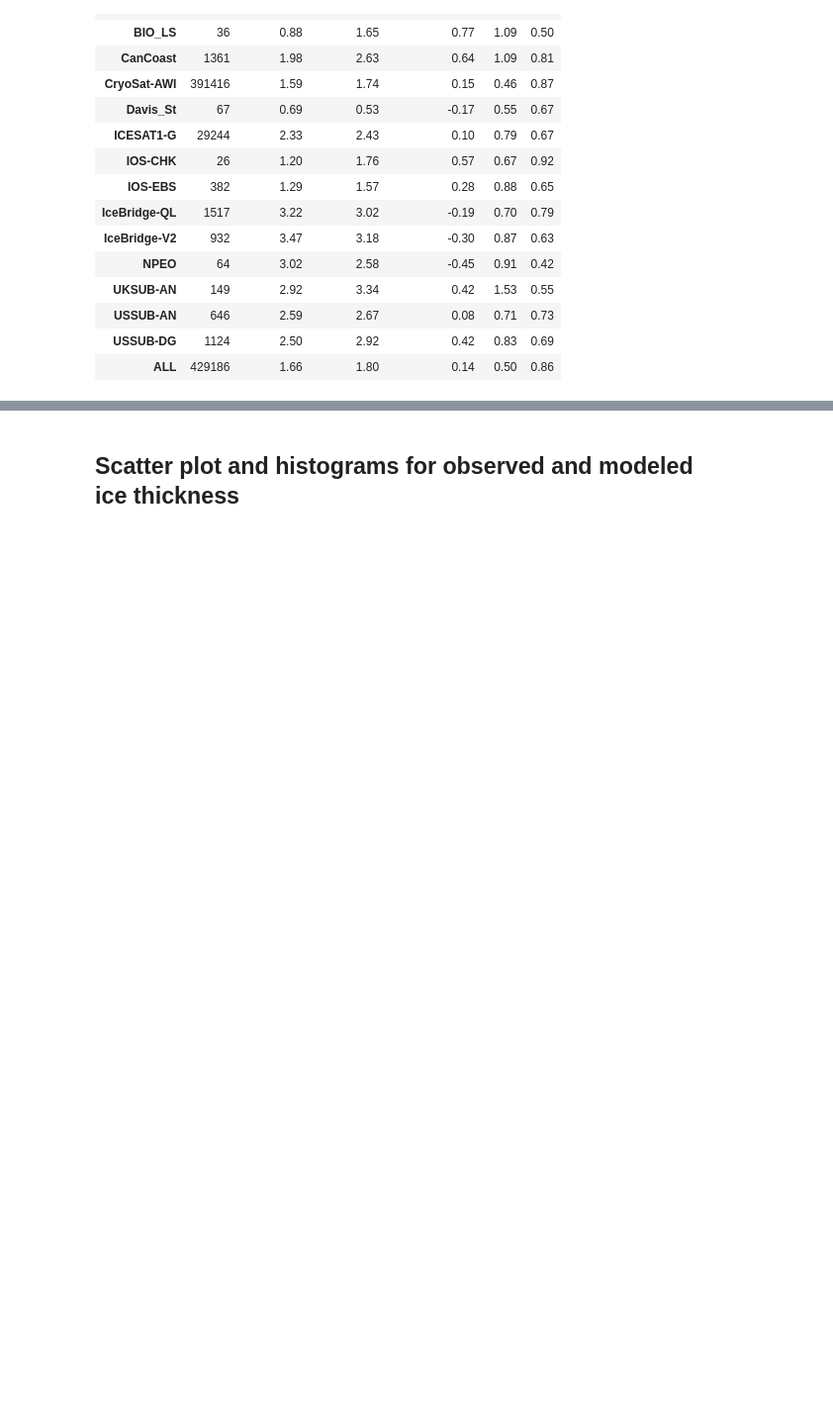
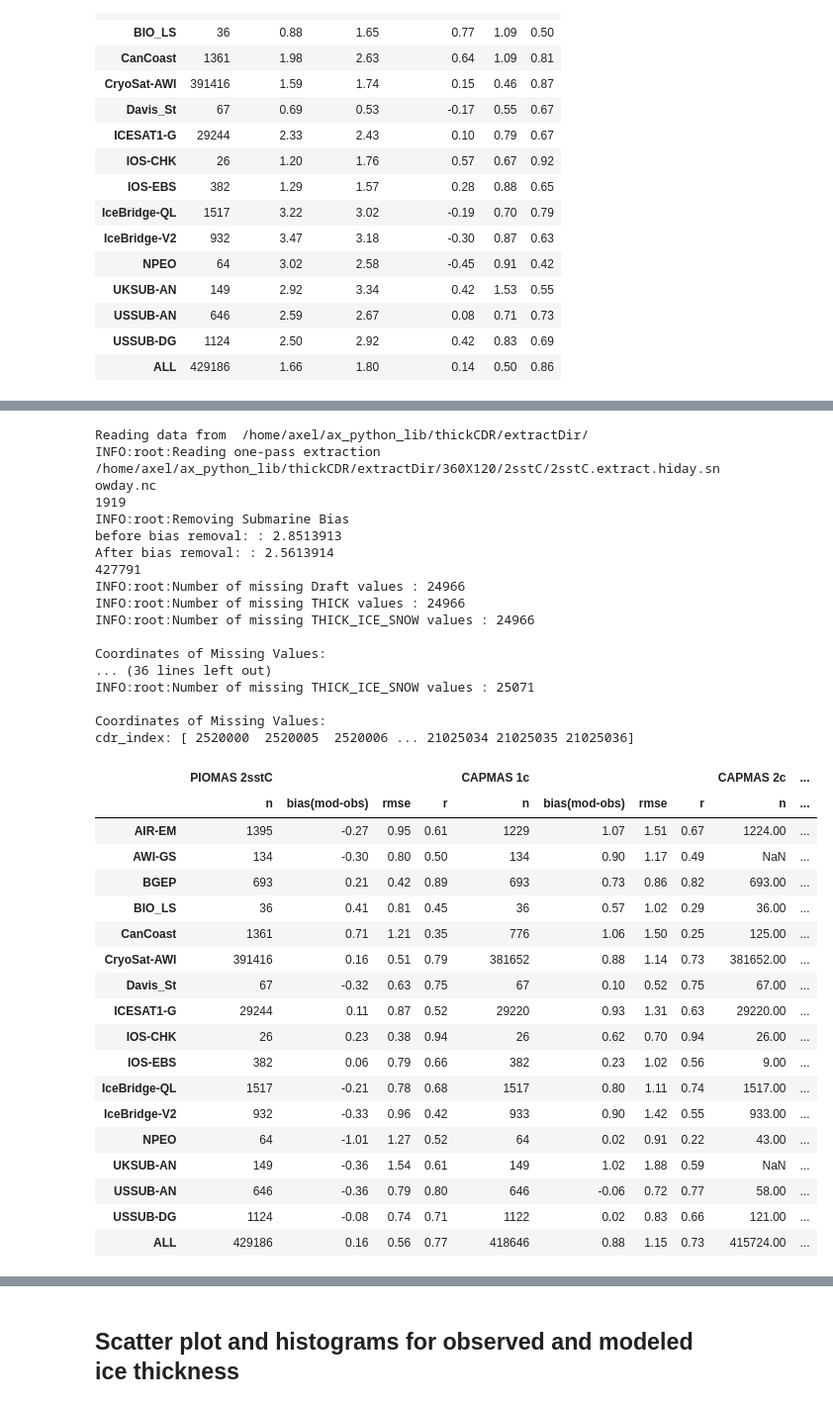
Before and after one commit to axelschweiger/thickCDR, a Jupyter notebook: CompareThickCDR_and_model.ipynb, the cells around one changed output, grey strips where cells are left out. Shown at 99% size. Drawn from its saved outputs; the diff is of its cells as text; code cells hidden in the pictures; blank space fills up the shorter version.

```diff
--- a/CompareThickCDR_and_model.ipynb
+++ b/CompareThickCDR_and_model.ipynb
@@ -140,8 +136,0 @@ Bias (model - observation) by source for runs that have been extracted.
-# %%
-runs = ["2sstC", "1c", "2c", "2cfs"]  # 2sstC = public PIOMAS
-tables = {}
-for mid in runs:
-    ds = readMerged(mid, RUNS[mid]["gridName"])
-    ds.load()
-    tables[mid] = source_stats(toThick(ds))
-pd.concat({mid: t[["n", "bias(mod-obs)", "rmse", "r"]] for mid, t in tables.items()}, axis=1)
@@ -184,0 +141,46 @@ cdr_index: [ 2520000  2520005  2520006 ... 21025034 21025035 21025036]
+# %%
+runs = ["2sstC", "1c", "2c", "2cfs"]  # 2sstC = public PIOMAS
+data = {}  # extracted + toThick data for each run, reused below
+for mid in runs:
+    ds = readMerged(mid, RUNS[mid]["gridName"])
+    ds.load()
+    data[mid] = toThick(ds)
+label = {mid: RUNS[mid]["model"] + " " + mid for mid in runs}  # e.g. "PIOMAS 2sstC"
+pd.concat({label[mid]: source_stats(data[mid])[["n", "bias(mod-obs)", "rmse", "r"]] for mid in runs}, axis=1)
+# %% [output]
+Reading data from  /home/axel/ax_python_lib/thickCDR/extractDir/
+INFO:root:Reading one-pass extraction /home/axel/ax_python_lib/thickCDR/extractDir/360X120/2sstC/2sstC.extract.hiday.snowday.nc
+1919
+INFO:root:Removing Submarine Bias
+before bias removal: : 2.8513913
+After bias removal: : 2.5613914
+427791
+INFO:root:Number of missing Draft values : 24966
+INFO:root:Number of missing THICK values : 24966
+INFO:root:Number of missing THICK_ICE_SNOW values : 24966
+
+Coordinates of Missing Values:
+... (36 lines left out)
+INFO:root:Number of missing THICK_ICE_SNOW values : 25071
+
+Coordinates of Missing Values:
+cdr_index: [ 2520000  2520005  2520006 ... 21025034 21025035 21025036]
+|  | PIOMAS 2sstC |  |  |  | CAPMAS 1c |  |  |  | CAPMAS 2c | ... |
+|  | n | bias(mod-obs) | rmse | r | n | bias(mod-obs) | rmse | r | n | ... |
+| AIR-EM | 1395 | -0.27 | 0.95 | 0.61 | 1229 | 1.07 | 1.51 | 0.67 | 1224.00 | ... |
+| AWI-GS | 134 | -0.30 | 0.80 | 0.50 | 134 | 0.90 | 1.17 | 0.49 | NaN | ... |
+| BGEP | 693 | 0.21 | 0.42 | 0.89 | 693 | 0.73 | 0.86 | 0.82 | 693.00 | ... |
+| BIO_LS | 36 | 0.41 | 0.81 | 0.45 | 36 | 0.57 | 1.02 | 0.29 | 36.00 | ... |
+| CanCoast | 1361 | 0.71 | 1.21 | 0.35 | 776 | 1.06 | 1.50 | 0.25 | 125.00 | ... |
+| CryoSat-AWI | 391416 | 0.16 | 0.51 | 0.79 | 381652 | 0.88 | 1.14 | 0.73 | 381652.00 | ... |
+| Davis_St | 67 | -0.32 | 0.63 | 0.75 | 67 | 0.10 | 0.52 | 0.75 | 67.00 | ... |
+| ICESAT1-G | 29244 | 0.11 | 0.87 | 0.52 | 29220 | 0.93 | 1.31 | 0.63 | 29220.00 | ... |
+| IOS-CHK | 26 | 0.23 | 0.38 | 0.94 | 26 | 0.62 | 0.70 | 0.94 | 26.00 | ... |
+| IOS-EBS | 382 | 0.06 | 0.79 | 0.66 | 382 | 0.23 | 1.02 | 0.56 | 9.00 | ... |
+| IceBridge-QL | 1517 | -0.21 | 0.78 | 0.68 | 1517 | 0.80 | 1.11 | 0.74 | 1517.00 | ... |
+| IceBridge-V2 | 932 | -0.33 | 0.96 | 0.42 | 933 | 0.90 | 1.42 | 0.55 | 933.00 | ... |
+| NPEO | 64 | -1.01 | 1.27 | 0.52 | 64 | 0.02 | 0.91 | 0.22 | 43.00 | ... |
+| UKSUB-AN | 149 | -0.36 | 1.54 | 0.61 | 149 | 1.02 | 1.88 | 0.59 | NaN | ... |
+| USSUB-AN | 646 | -0.36 | 0.79 | 0.80 | 646 | -0.06 | 0.72 | 0.77 | 58.00 | ... |
+| USSUB-DG | 1124 | -0.08 | 0.74 | 0.71 | 1122 | 0.02 | 0.83 | 0.66 | 121.00 | ... |
+| ALL | 429186 | 0.16 | 0.56 | 0.77 | 418646 | 0.88 | 1.15 | 0.73 | 415724.00 | ... |
```
Also changed, not shown: parts of 17 cells of this notebook, 1 other file.
